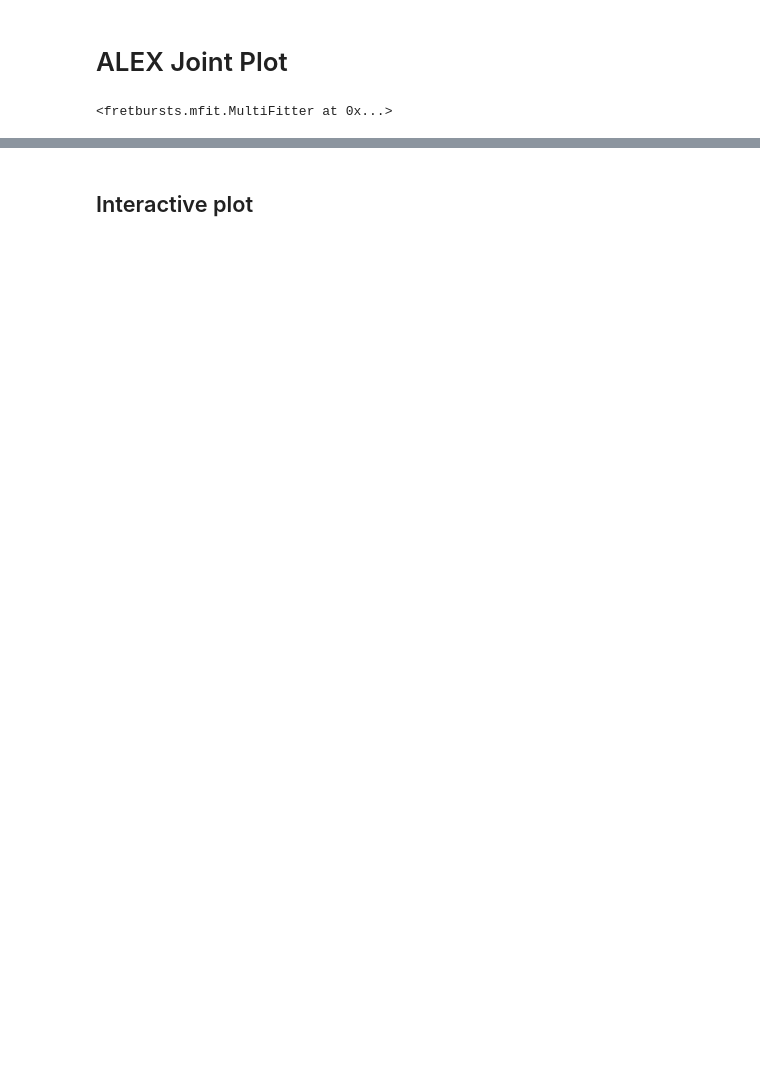
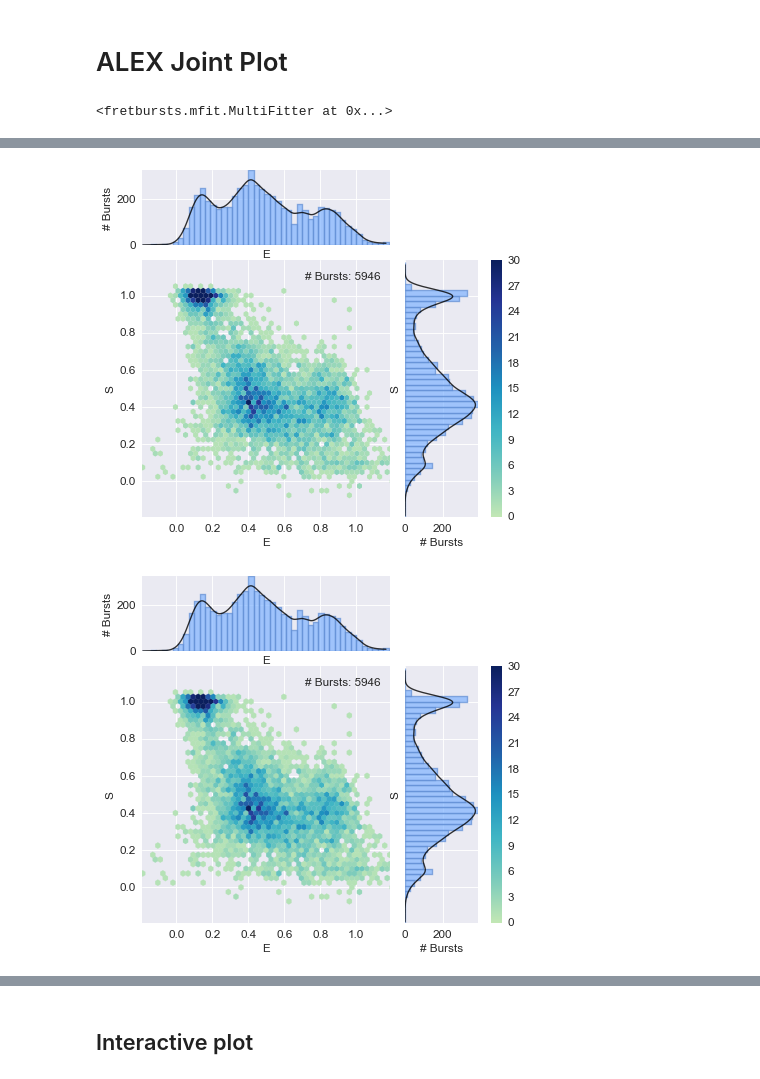
Before and after one commit to tritemio/FRETBursts_notebooks, a Jupyter notebook: notebooks/Example - usALEX histogram.ipynb, the cells around one changed output, grey strips where cells are left out. Saved outputs shown, nothing was run; the diff lists cells and outputs as text; code cells hidden in the pictures; blank space fills up the shorter version.

```diff
--- a/notebooks/Example - usALEX histogram.ipynb
+++ b/notebooks/Example - usALEX histogram.ipynb
@@ -264,3 +129,10 @@ bext.bursts_fitter(ds, 'S', binwidth=0.03, bandwidth=0.03, model=mfit.factory_tw
+# %%
+alex_jointplot(ds, joint_kws = dict(edgecolor='none'))
+
+alex_jointplot(ds, joint_kws = {})
+# %% [output]
+[figure, added]
+[figure, added]
 # %%
 sns.set_style('whitegrid')
 # %%
```
Also changed, not shown: parts of 30 cells of this notebook, 2 other files.
